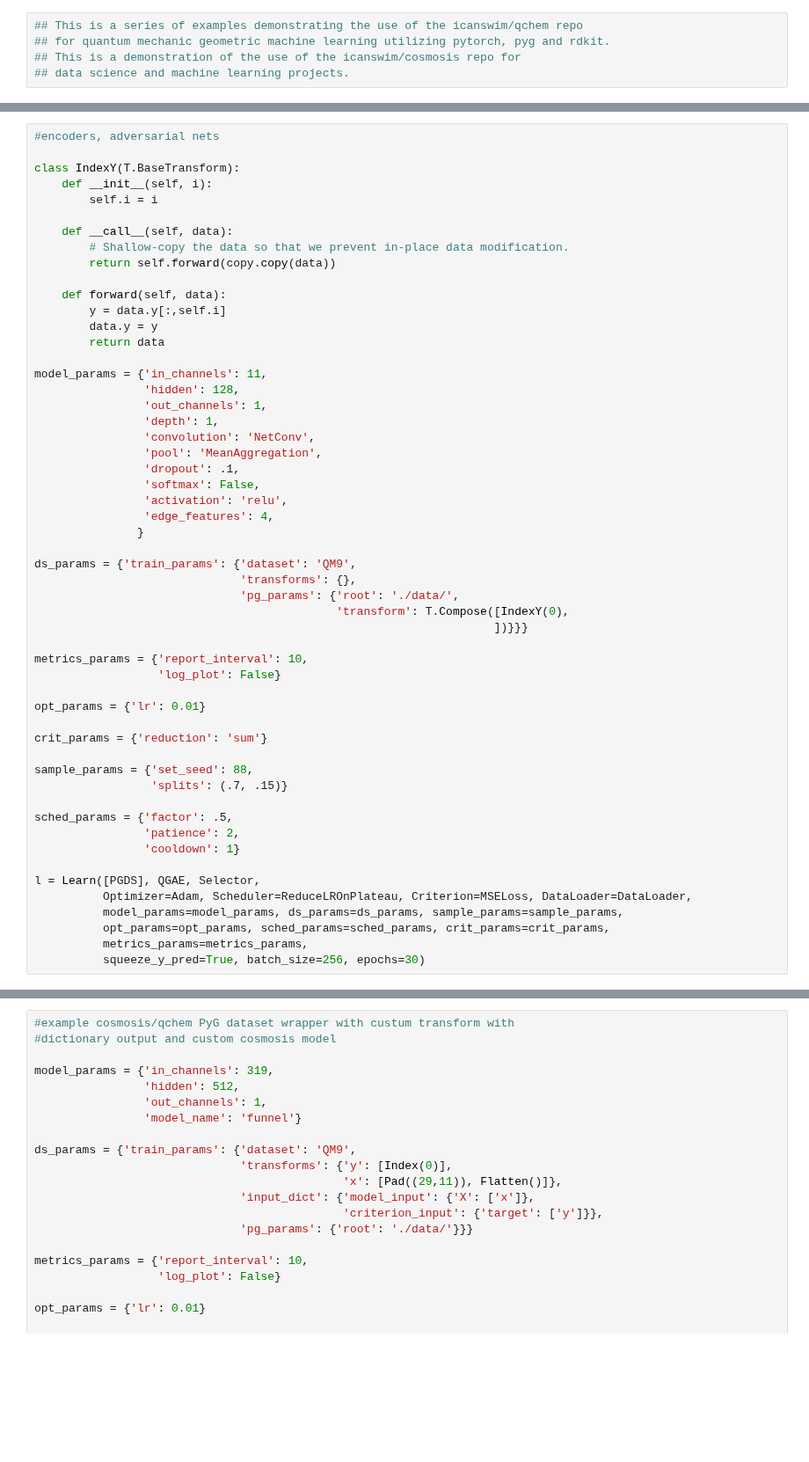
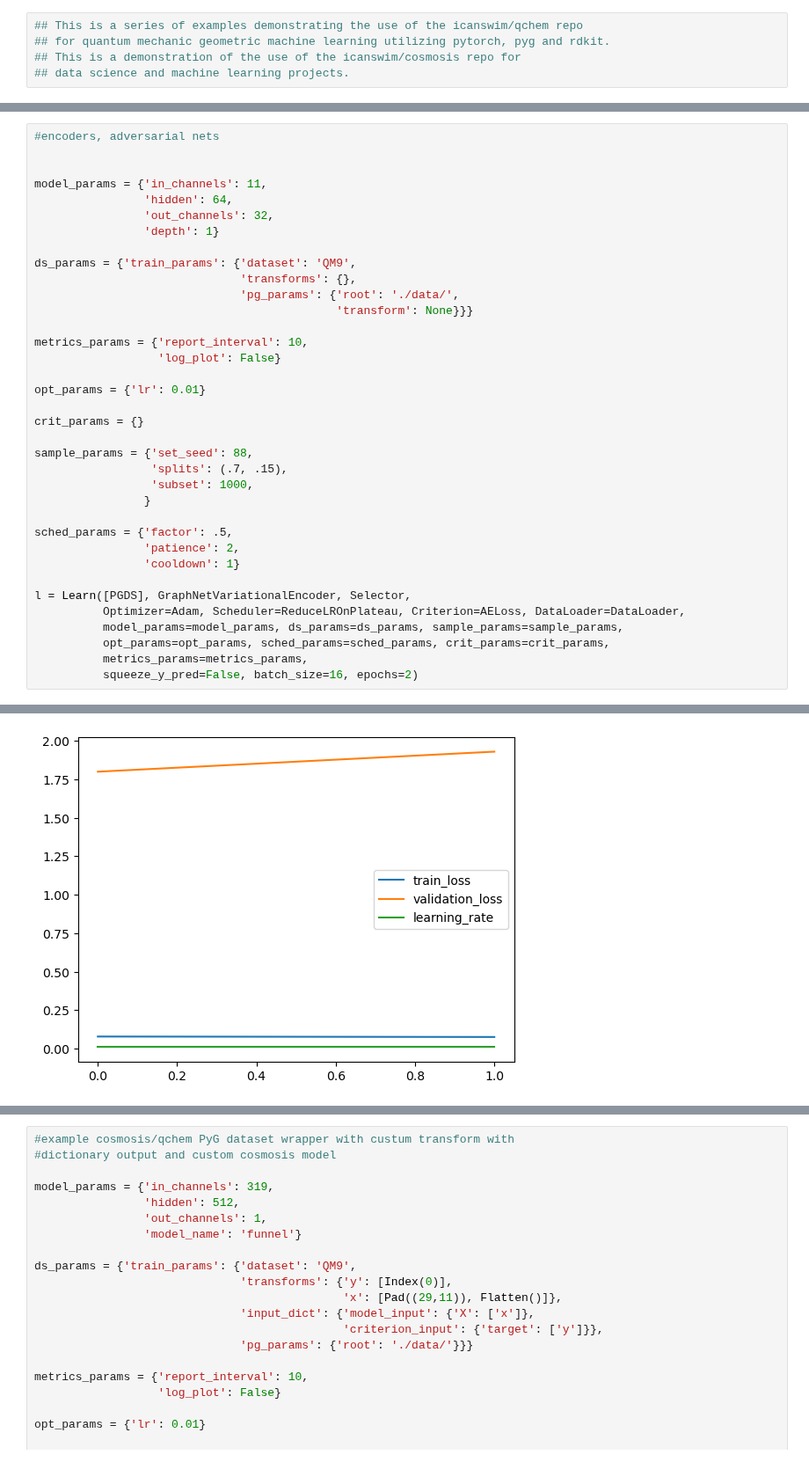
Before and after one commit to icanswim/qchem, a Jupyter notebook: experiment.ipynb, the cells around one changed output, grey strips where cells are left out. Shown at 88% size. Cells and saved outputs as stored; diff of their text form; blank space fills up the shorter version.

Commit message:
VariationGraphEncoder and AELoss added with AE support added to Learn.  TODO test time, finetuning.

```diff
--- a/experiment.ipynb
+++ b/experiment.ipynb
@@ -273,54 +191,37 @@ learning time: 0:12:39.021282
 # %%
 #encoders, adversarial nets
 
-class IndexY(T.BaseTransform):
-    def __init__(self, i):
-        self.i = i
-
-    def __call__(self, data):
-        # Shallow-copy the data so that we prevent in-place data modification.
-        return self.forward(copy.copy(data))
-
-    def forward(self, data):
-        y = data.y[:,self.i]
-        data.y = y
-        return data
 
 model_params = {'in_channels': 11,
-                'hidden': 128,
-                'out_channels': 1,
-                'depth': 1,
-                'convolution': 'NetConv',
-                'pool': 'MeanAggregation',
-                'dropout': .1,
-                'softmax': False,
-                'activation': 'relu',
-                'edge_features': 4,
-               }
+                'hidden': 64,
+                'out_channels': 32,
+                'depth': 1}
 
 ds_params = {'train_params': {'dataset': 'QM9',
                               'transforms': {},
                               'pg_params': {'root': './data/',
-                                            'transform': T.Compose([IndexY(0),
-                                                                   ])}}}
+                                            'transform': None}}}
 
 metrics_params = {'report_interval': 10,
                   'log_plot': False}
 
 opt_params = {'lr': 0.01}
 
-crit_params = {'reduction': 'sum'}
+crit_params = {}
 
 sample_params = {'set_seed': 88,
-                 'splits': (.7, .15)}
+                 'splits': (.7, .15),
+                 'subset': 1000,
+                }
 
 sched_params = {'factor': .5,
                 'patience': 2,
                 'cooldown': 1}
 
-l = Learn([PGDS], QGAE, Selector,
-          Optimizer=Adam, Scheduler=ReduceLROnPlateau, Criterion=MSELoss, DataLoader=DataLoader,
+l = Learn([PGDS], GraphNetVariationalEncoder, Selector,
+          Optimizer=Adam, Scheduler=ReduceLROnPlateau, Criterion=AELoss, DataLoader=DataLoader,
           model_params=model_params, ds_params=ds_params, sample_params=sample_params,
           opt_params=opt_params, sched_params=sched_params, crit_params=crit_params,
           metrics_params=metrics_params,
-          squeeze_y_pred=True, batch_size=256, epochs=30)
+          squeeze_y_pred=False, batch_size=16, epochs=2)
+# %% [output]
@@ -327,3 +245,4 @@ l = Learn([PGDS], QGAE, Selector,
+[figure, added]
 # %%
 #example cosmosis/qchem PyG dataset wrapper with Data object output with
 #custom transforms and sklearn metrics and custom PyG model
```
Also changed, not shown: parts of 9 cells of this notebook, 2 other files.
